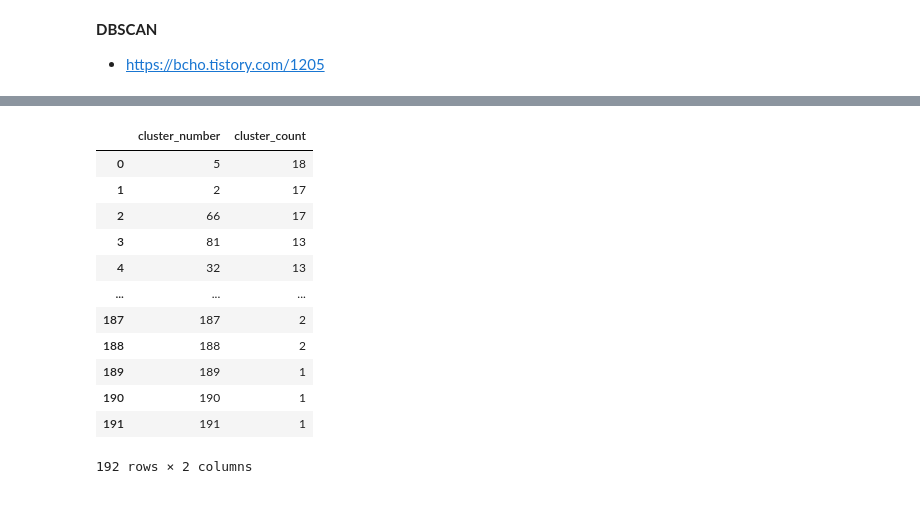
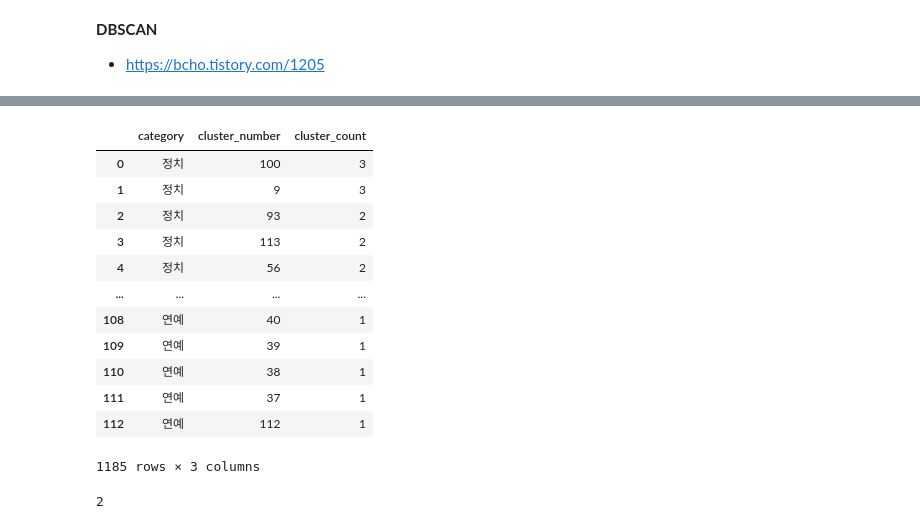
Before and after one commit to Yoon-juhan/naverNewsSummary, a Jupyter notebook: 뉴스_크롤링.ipynb, the cells around one changed output, grey strips where cells are left out. Cells and saved outputs as stored; diff of their text form; code cells hidden in the pictures.

```diff
--- a/뉴스_크롤링.ipynb
+++ b/뉴스_크롤링.ipynb
@@ -84,7 +35,7 @@ entertainment_url_list = []
 sports_url_list = []
 
 category_list = []
-categoty_name = ["정치", "경제", "사회", "생활/문화", "세계", "IT/과학", "연예", "스포츠"]
+category_name = ["정치", "경제", "사회", "생활/문화", "세계", "IT/과학", "연예", "스포츠"]
 
 def getSixLink():    # 정치, 경제, 사회, 생활/문화, 세계, IT/과학
 
@@ -100,11 +51,11 @@ def getSixLink():    # 정치, 경제, 사회, 생활/문화, 세계, IT/과학
             a_list.extend(soup.select(".type06_headline dt+dt a"))
             a_list.extend(soup.select(".type06 dt+dt a"))
 
-            print(f"{categoty_name[category]} {page} 페이지")
+            print(f"{category_name[category]} {page} 페이지")
 
         for a in a_list:
             six_url_list.append(a["href"])
-            category_list.append(categoty_name[category])
+            category_list.append(category_name[category])
 
 def getEntertainmentLink():   # 연예
     # today = str(datetime.datetime.now(KST))[:11]  # 서울 기준 시간
@@ -126,7 +77,7 @@ def getEntertainmentLink():   # 연예
 
     for a in a_list:
         entertainment_url_list.append("https://entertain.naver.com" + a["href"])
-        category_list.append(categoty_name[6])
+        category_list.append(category_name[6])
 
 def getSportsLink():    # 스포츠  (페이지마다 개수가 달라서 6페이지를 이동)
     # today = str(datetime.datetime.now(KST))[:11].replace('-', '')  # 서울 기준 시간
@@ -148,7 +99,7 @@ def getSportsLink():    # 스포츠  (페이지마다 개수가 달라서 6페
         if i == 100:  # 100개 링크 추가했으면 멈추기
             break
         sports_url_list.append("https://sports.news.naver.com/news" + re.search('\?.+', a_list[i]["href"]).group())
-        category_list.append(categoty_name[7])
+        category_list.append(category_name[7])
 
 # getSixLink()
 # getEntertainmentLink()
@@ -404,6 +354,7 @@ NameError: ignored
 
 test_df = pd.read_csv("https://raw.githubusercontent.com/Yoon-juhan/naverNewsCrawling/main/article.csv")
 test_df['nouns'] = test_df['nouns'].apply(lambda x: eval(x))        # 명사 열을 다시 리스트 형식으로 변환
+test_df.drop(['Unnamed: 0.1', 'Unnamed: 0'], axis=1, inplace=True)  # 파일 불러왔을 때 필요없이 생기는 열 삭제
 # %%
 # 영어 기사 삭제
 
@@ -491,21 +424,0 @@ Name: cluster_number, Length: 1398, dtype: int64
-# %%
-# 군집 개수를 계산하고 내림차순으로 정렬
-cluster_counts_df = test_df['cluster_number'].value_counts().reset_index()
-cluster_counts_df.columns = ['cluster_number', 'cluster_count']
-# cluster_counts_df = cluster_counts_df.sort_values(by='cluster_count', ascending=False)
-
-cluster_counts_df
-# %% [output]
-|  | cluster_number | cluster_count |
-| 0 | 5 | 18 |
-| 1 | 2 | 17 |
-| 2 | 66 | 17 |
-| 3 | 81 | 13 |
-| 4 | 32 | 13 |
-| ... | ... | ... |
-| 187 | 187 | 2 |
-| 188 | 188 | 2 |
-| 189 | 189 | 1 |
-| 190 | 190 | 1 |
-| 191 | 191 | 1 |
-192 rows × 2 columns
@@ -513,0 +425,34 @@ test_df[test_df['cluster_number'] == cluster_counts_df['cluster_number'][4]]
+# %%
+# 카테고리 별로 군집의 개수를 센다.
+
+cluster_counts_df = pd.DataFrame({'category' : [""],
+                                  'cluster_number' : [0],
+                                  'cluster_count' : [0]})
+
+for i in range(7):
+    t = test_df[test_df['category'] == category_name[i]]['cluster_number'].value_counts().reset_index()
+    t.columns = ['cluster_number', 'cluster_count']
+    t['category'] = [category_name[i]] * len(t)
+
+    cluster_counts_df = pd.concat([cluster_counts_df, t])
+
+cluster_counts_df = cluster_counts_df[cluster_counts_df['cluster_count'] != 0]
+cluster_counts_df
+# %% [output]
+|  | category | cluster_number | cluster_count |
+| 0 | 정치 | 100 | 3 |
+| 1 | 정치 | 9 | 3 |
+| 2 | 정치 | 93 | 2 |
+| 3 | 정치 | 113 | 2 |
+| 4 | 정치 | 56 | 2 |
+| ... | ... | ... | ... |
+| 108 | 연예 | 40 | 1 |
+| 109 | 연예 | 39 | 1 |
+| 110 | 연예 | 38 | 1 |
+| 111 | 연예 | 37 | 1 |
+| 112 | 연예 | 112 | 1 |
+1185 rows × 3 columns
+# %%
+cluster_counts_df[cluster_counts_df['category'] == '연예'].iloc[0][1]   # 연예 카테고리에서 군집 개수가 가장 많은 군집 번호
+# %% [output]
+2
```
Also changed, not shown: parts of 13 cells of this notebook.
